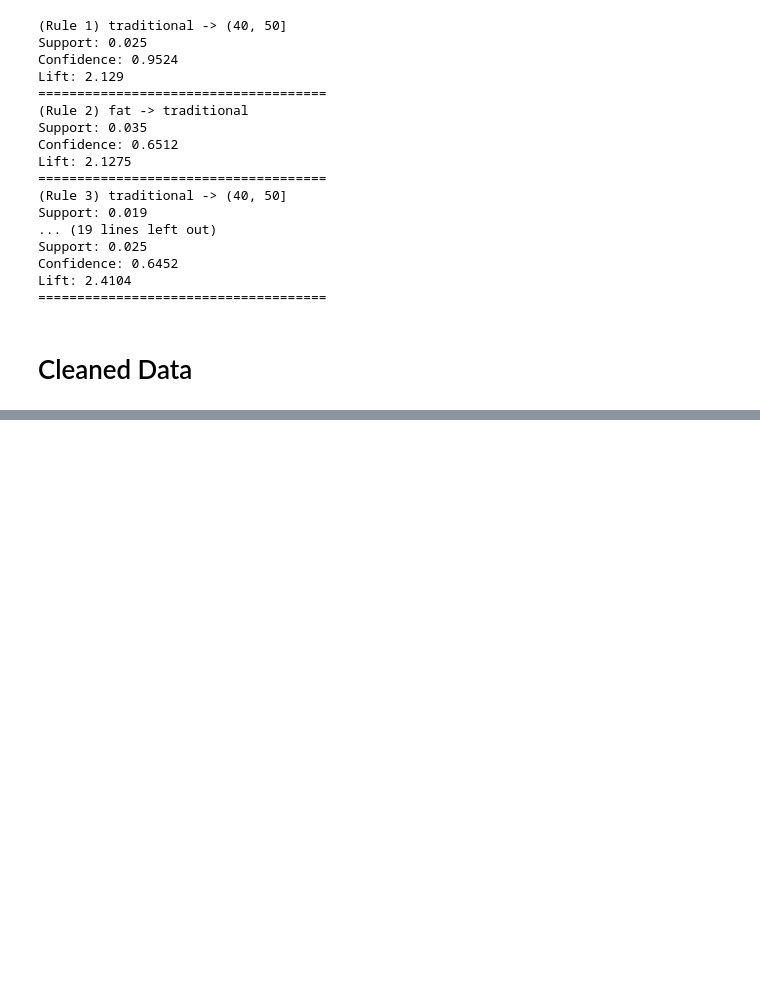
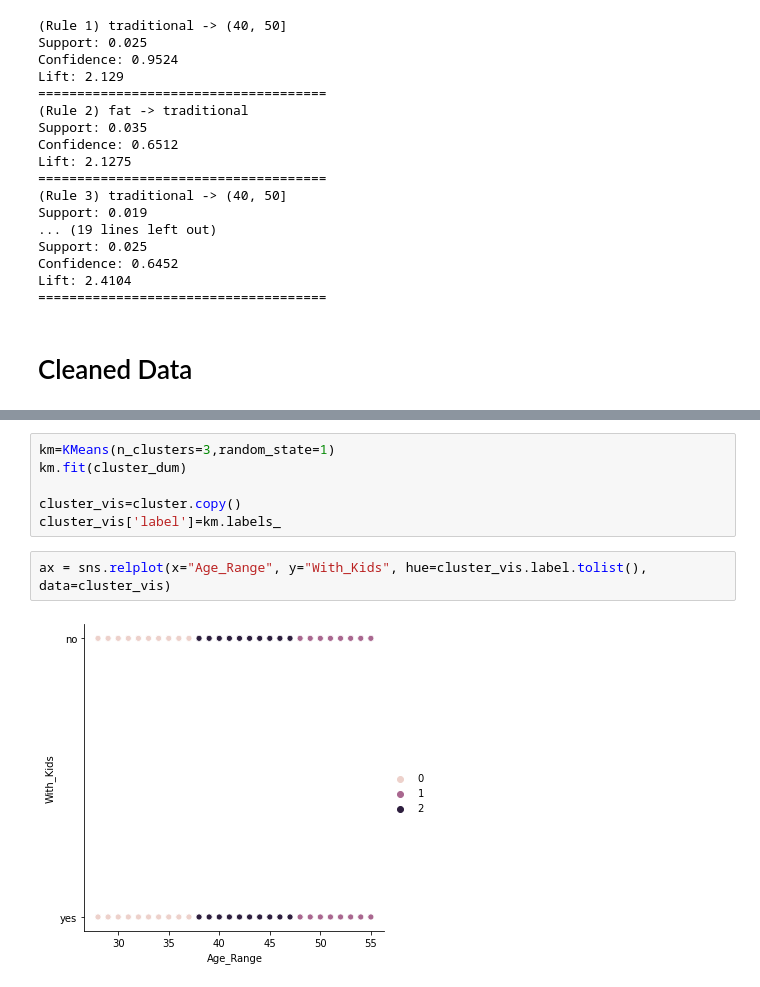
Before and after one commit to CRJoshuaa/Data-Mining-Project, a Jupyter notebook: Project_Joshuaa.ipynb, the cells around one changed output, grey strips where cells are left out. Saved outputs shown, nothing was run; the diff lists cells and outputs as text; blank space fills up the shorter version.

```diff
--- a/Project_Joshuaa.ipynb
+++ b/Project_Joshuaa.ipynb
@@ -375,0 +426,10 @@ Name: Kids_Category, dtype: int64
+# %%
+km=KMeans(n_clusters=3,random_state=1)
+km.fit(cluster_dum)
+
+cluster_vis=cluster.copy()
+cluster_vis['label']=km.labels_
+# %%
+ax = sns.relplot(x="Age_Range", y="With_Kids", hue=cluster_vis.label.tolist(), data=cluster_vis)
+# %% [output]
+[figure, added]
```
Also changed, not shown: parts of 12 cells of this notebook.
